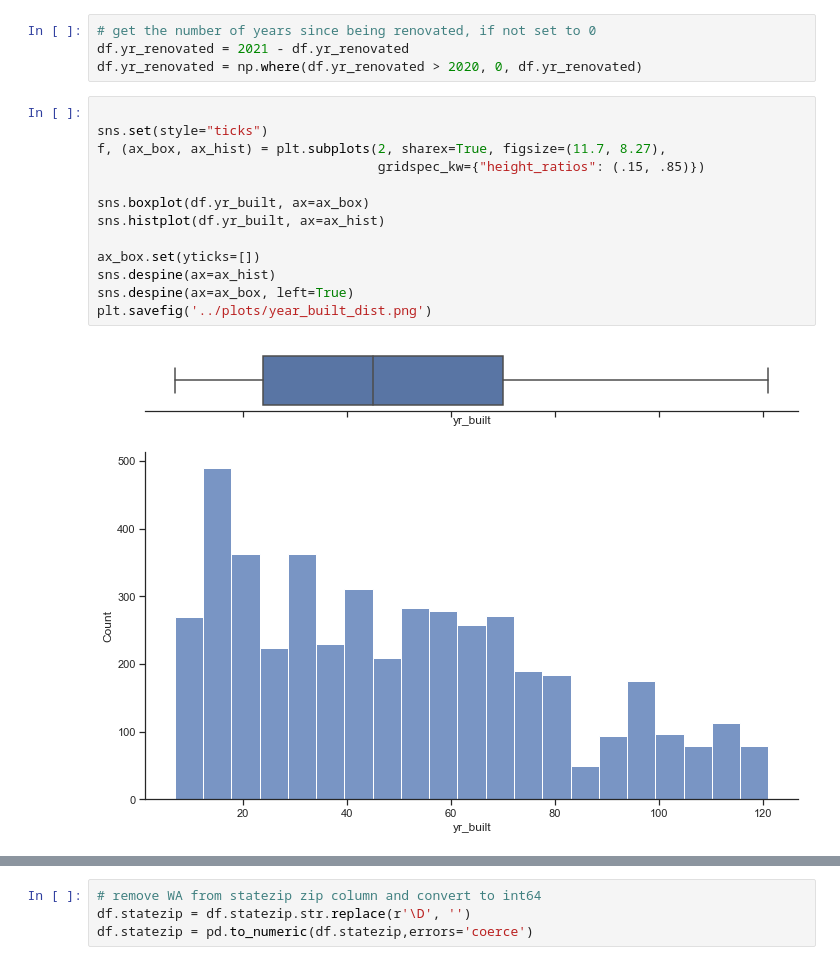
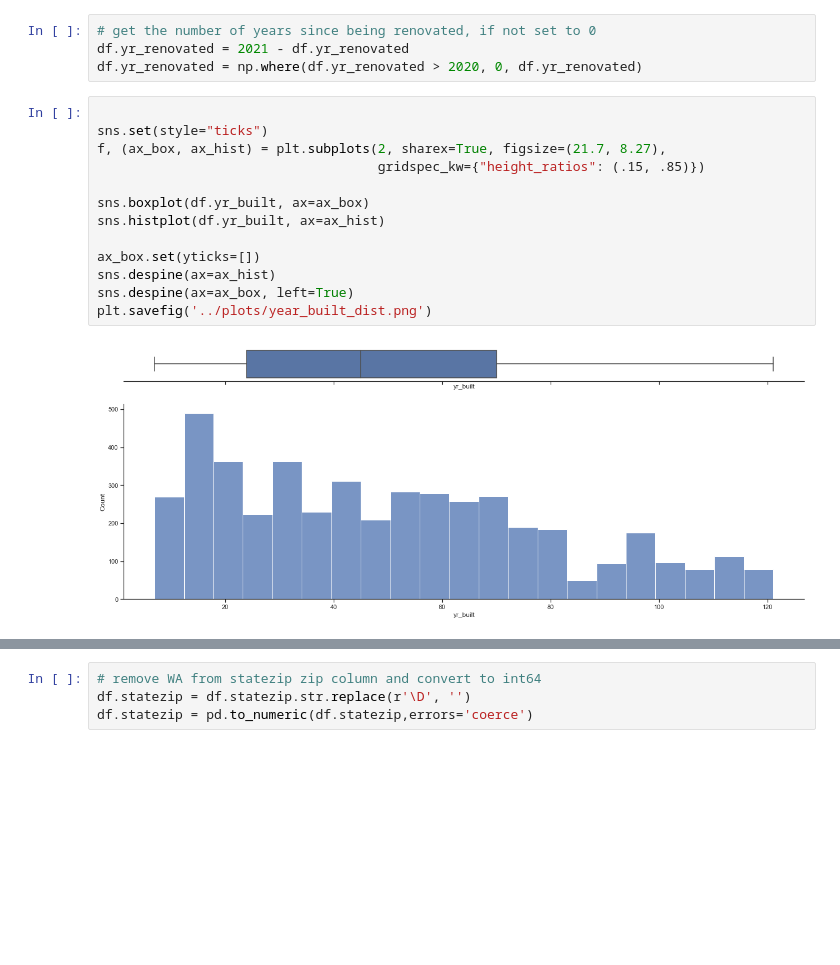
Before and after one commit to jf20541/Optimal-RegressionModel-HyperParameters-Flask-Azure-Docker, a Jupyter notebook: notebooks/house_price.ipynb, the cells around one changed output, grey strips where cells are left out. Saved outputs shown, nothing was run; the diff lists cells and outputs as text; blank space fills up the shorter version.

```diff
--- a/notebooks/house_price.ipynb
+++ b/notebooks/house_price.ipynb
@@ -229,15 +232,15 @@ df.yr_renovated = np.where(df.yr_renovated > 2020, 0, df.yr_renovated)
 # %%
 
 sns.set(style="ticks")
-f, (ax_box, ax_hist) = plt.subplots(2, sharex=True, figsize=(11.7, 8.27),
+f, (ax_box, ax_hist) = plt.subplots(2, sharex=True, figsize=(21.7, 8.27),
                                     gridspec_kw={"height_ratios": (.15, .85)})
 
 sns.boxplot(df.yr_built, ax=ax_box)
 sns.histplot(df.yr_built, ax=ax_hist)
 
 ax_box.set(yticks=[])
 sns.despine(ax=ax_hist)
 sns.despine(ax=ax_box, left=True)
 plt.savefig('../plots/year_built_dist.png')
 # %% [output]
-[figure, old version]
+[figure, new version]
```
Also changed, not shown: parts of 51 cells of this notebook, 5 other files.
